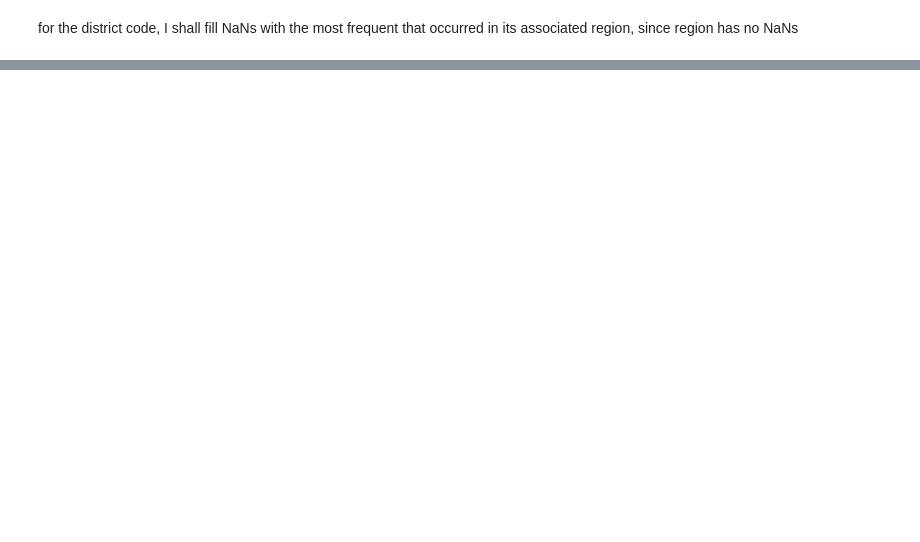
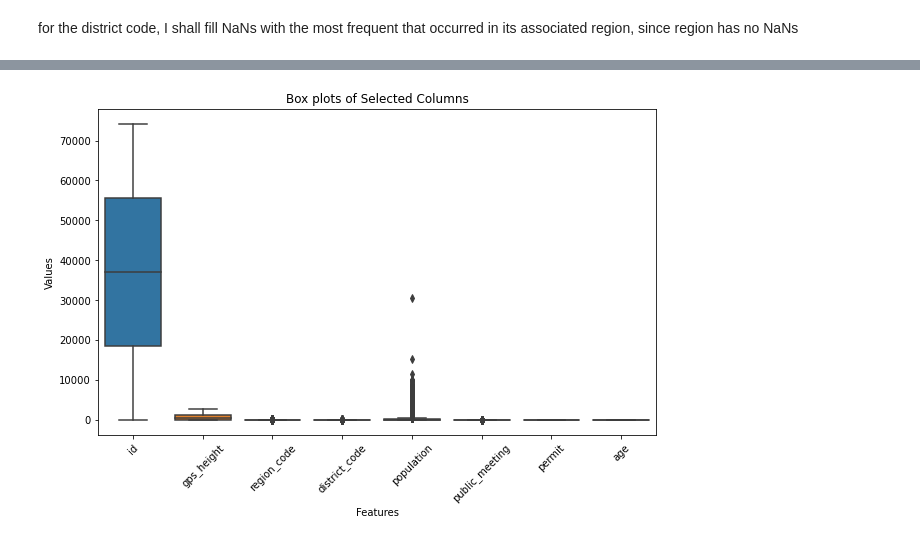
Before and after one commit to leonardkoyio/Phase-3-Project-_v1, a Jupyter notebook: index.ipynb, the cells around one changed output, grey strips where cells are left out. Saved outputs shown, nothing was run; the diff lists cells and outputs as text; code cells hidden in the pictures; blank space fills up the shorter version.

```diff
--- a/index.ipynb
+++ b/index.ipynb
@@ -1028,0 +1078,11 @@ memory usage: 12.0+ MB
+# %%
+# Plotting box plots for each column
+plt.figure(figsize=(10, 6))
+sns.boxplot(data=df_concise)
+plt.title('Box plots of Selected Columns')
+plt.xlabel('Features')
+plt.ylabel('Values')
+plt.xticks(rotation=45)
+plt.show()
+# %% [output]
+[figure, added]
```
Also changed, not shown: parts of 18 cells of this notebook.
